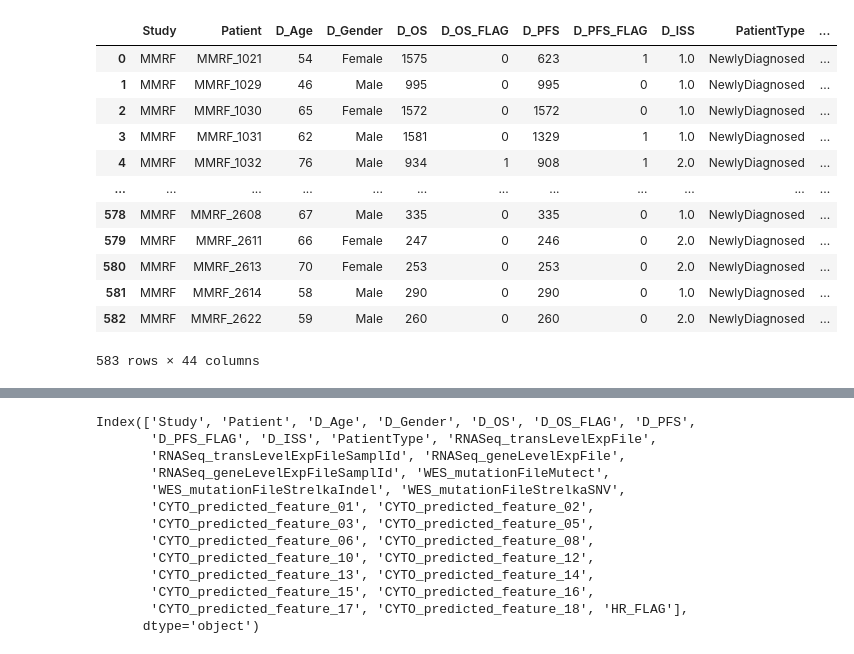
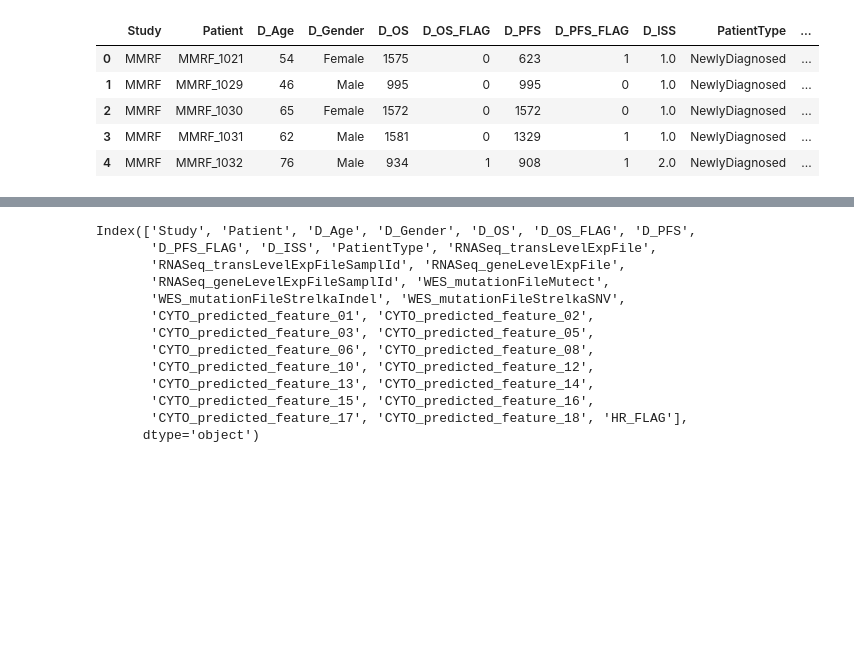
Before and after one commit to anastasia-enot/multiple_myeloma_challenge, a Jupyter notebook: Untitled.ipynb, the cells around one changed output, grey strips where cells are left out. Drawn from its saved outputs; the diff is of its cells as text; code cells hidden in the pictures; blank space fills up the shorter version.

```diff
--- a/Untitled.ipynb
+++ b/Untitled.ipynb
@@ -5,21 +5,14 @@ pd.set_option('display.max_columns', 500)
 clin_dict = pd.read_csv('data/Harmonized_Clinical_Dictionary.csv')
 clin_data = pd.read_csv('data/sc3_Training_ClinAnnotations.csv')
 # %%
-clin_data
+clin_data.head()
 # %% [output]
 |  | Study | Patient | D_Age | D_Gender | D_OS | D_OS_FLAG | D_PFS | D_PFS_FLAG | D_ISS | PatientType | ... |
 | 0 | MMRF | MMRF_1021 | 54 | Female | 1575 | 0 | 623 | 1 | 1.0 | NewlyDiagnosed | ... |
 | 1 | MMRF | MMRF_1029 | 46 | Male | 995 | 0 | 995 | 0 | 1.0 | NewlyDiagnosed | ... |
 | 2 | MMRF | MMRF_1030 | 65 | Female | 1572 | 0 | 1572 | 0 | 1.0 | NewlyDiagnosed | ... |
 | 3 | MMRF | MMRF_1031 | 62 | Male | 1581 | 0 | 1329 | 1 | 1.0 | NewlyDiagnosed | ... |
 | 4 | MMRF | MMRF_1032 | 76 | Male | 934 | 1 | 908 | 1 | 2.0 | NewlyDiagnosed | ... |
-| ... | ... | ... | ... | ... | ... | ... | ... | ... | ... | ... | ... |
-| 578 | MMRF | MMRF_2608 | 67 | Male | 335 | 0 | 335 | 0 | 1.0 | NewlyDiagnosed | ... |
-| 579 | MMRF | MMRF_2611 | 66 | Female | 247 | 0 | 246 | 0 | 2.0 | NewlyDiagnosed | ... |
-| 580 | MMRF | MMRF_2613 | 70 | Female | 253 | 0 | 253 | 0 | 2.0 | NewlyDiagnosed | ... |
-| 581 | MMRF | MMRF_2614 | 58 | Male | 290 | 0 | 290 | 0 | 1.0 | NewlyDiagnosed | ... |
-| 582 | MMRF | MMRF_2622 | 59 | Male | 260 | 0 | 260 | 0 | 2.0 | NewlyDiagnosed | ... |
-583 rows × 44 columns
 # %%
 display(clin_data.describe())
 display(clin_data.dtypes)
```
Also changed, not shown: 5 other files.
